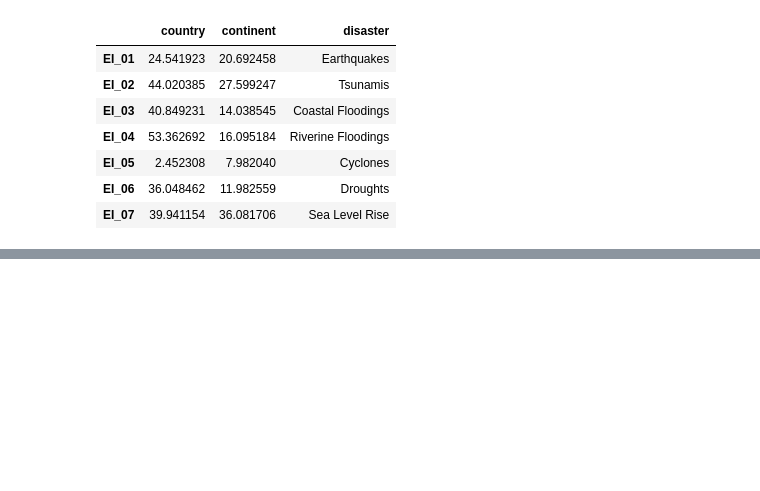
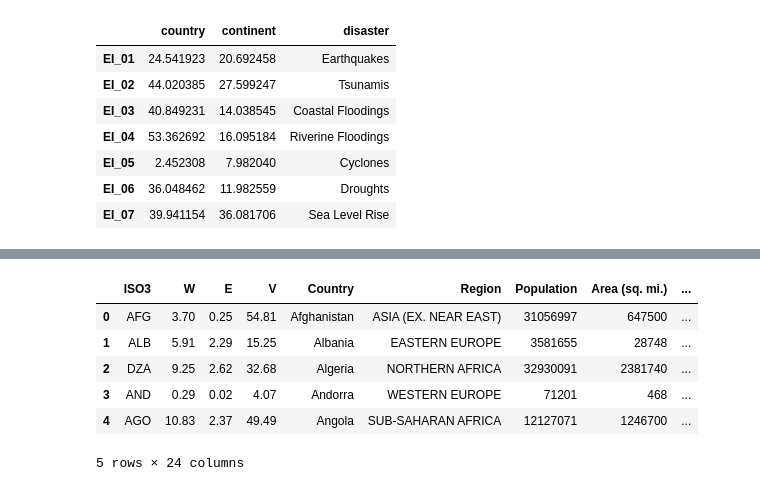
Before and after one commit to USER-afsk/Data-Project, a Jupyter notebook: Untitled-1.ipynb, the cells around one changed output, grey strips where cells are left out. Cells and saved outputs as stored; diff of their text form; code cells hidden in the pictures; blank space fills up the shorter version.

```diff
--- a/Untitled-1.ipynb
+++ b/Untitled-1.ipynb
@@ -258,0 +318,17 @@ continents = {
+# %%
+cloneCountries = countriesCleaned.copy()
+recentTrend.rename(columns={'ISO3.Code': 'ISO3'}, inplace=True)
+
+#cloneCountries.dtypes
+#recentTrend.dtypes
+
+merged = recentTrend.merge(cloneCountries, on='ISO3', how='inner')
+merged.head()
+# %% [output]
+|  | ISO3 | W | E | V | Country | Region | Population | Area (sq. mi.) | ... |
+| 0 | AFG | 3.70 | 0.25 | 54.81 | Afghanistan | ASIA (EX. NEAR EAST) | 31056997 | 647500 | ... |
+| 1 | ALB | 5.91 | 2.29 | 15.25 | Albania | EASTERN EUROPE | 3581655 | 28748 | ... |
+| 2 | DZA | 9.25 | 2.62 | 32.68 | Algeria | NORTHERN AFRICA | 32930091 | 2381740 | ... |
+| 3 | AND | 0.29 | 0.02 | 4.07 | Andorra | WESTERN EUROPE | 71201 | 468 | ... |
+| 4 | AGO | 10.83 | 2.37 | 49.49 | Angola | SUB-SAHARAN AFRICA | 12127071 | 1246700 | ... |
+5 rows × 24 columns
```
Also changed, not shown: parts of 13 cells of this notebook.
